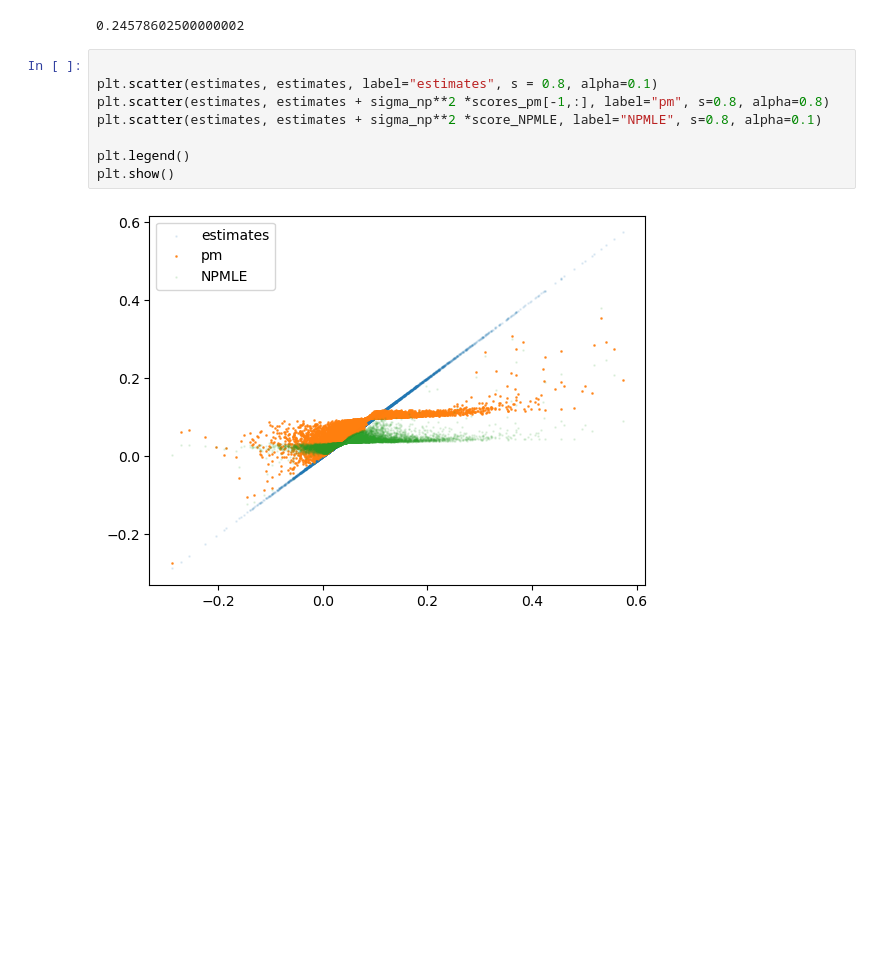
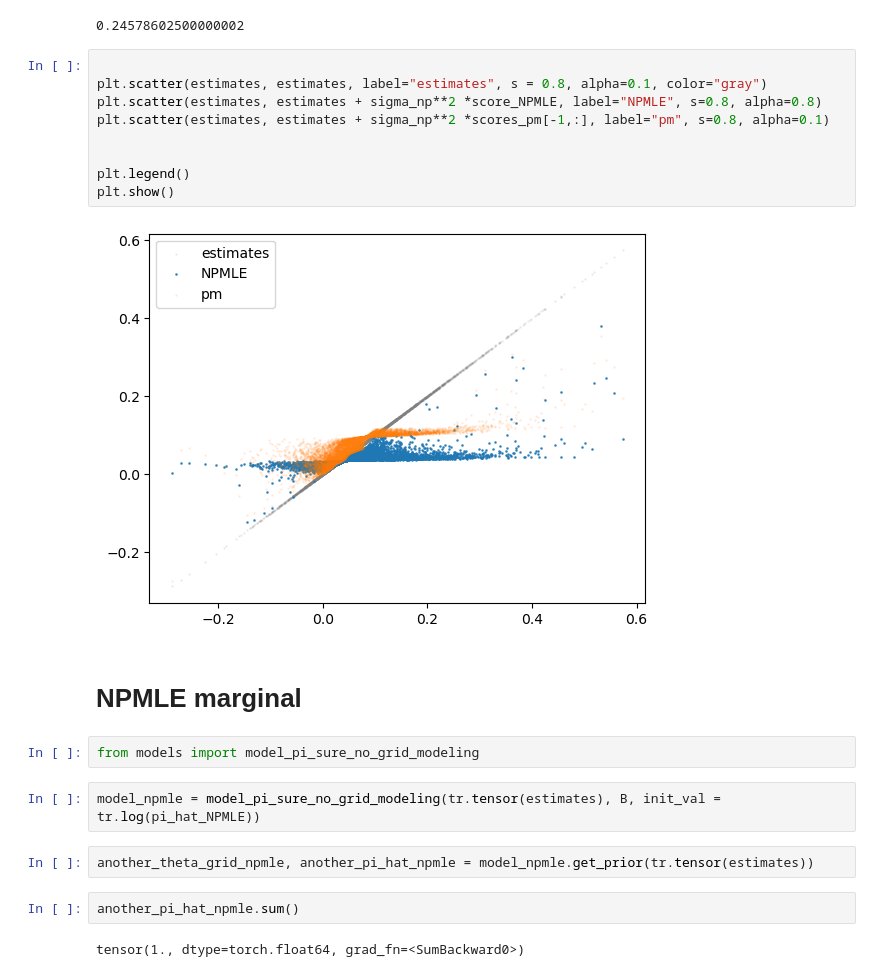
Before and after one commit to sulagna-ghosh/score-matching-empirical-bayes, a Jupyter notebook: atlas_prior_and_shrinkage.ipynb, the cells around one changed output. Cells and saved outputs as stored; diff of their text form; blank space fills up the shorter version.

```diff
--- a/atlas_prior_and_shrinkage.ipynb
+++ b/atlas_prior_and_shrinkage.ipynb
@@ -215,11 +215,24 @@ np.median(estimates[estimates > 0.2])
 0.24578602500000002
 # %%
 
-plt.scatter(estimates, estimates, label="estimates", s = 0.8, alpha=0.1)
-plt.scatter(estimates, estimates + sigma_np**2 *scores_pm[-1,:], label="pm", s=0.8, alpha=0.8)
-plt.scatter(estimates, estimates + sigma_np**2 *score_NPMLE, label="NPMLE", s=0.8, alpha=0.1)
+plt.scatter(estimates, estimates, label="estimates", s = 0.8, alpha=0.1, color="gray")
+plt.scatter(estimates, estimates + sigma_np**2 *score_NPMLE, label="NPMLE", s=0.8, alpha=0.8)
+plt.scatter(estimates, estimates + sigma_np**2 *scores_pm[-1,:], label="pm", s=0.8, alpha=0.1)
+
 
 plt.legend()
 plt.show()
 # %% [output]
-[figure, old version]
+[figure, new version]
+# %% [markdown]
+# NPMLE marginal
+# %%
+from models import model_pi_sure_no_grid_modeling
+# %%
+model_npmle = model_pi_sure_no_grid_modeling(tr.tensor(estimates), B, init_val = tr.log(pi_hat_NPMLE))
+# %%
+another_theta_grid_npmle, another_pi_hat_npmle = model_npmle.get_prior(tr.tensor(estimates))
+# %%
+another_pi_hat_npmle.sum()
+# %% [output]
+tensor(1., dtype=torch.float64, grad_fn=<SumBackward0>)
```
Also changed, not shown: parts of 11 cells of this notebook, 2 other files.
